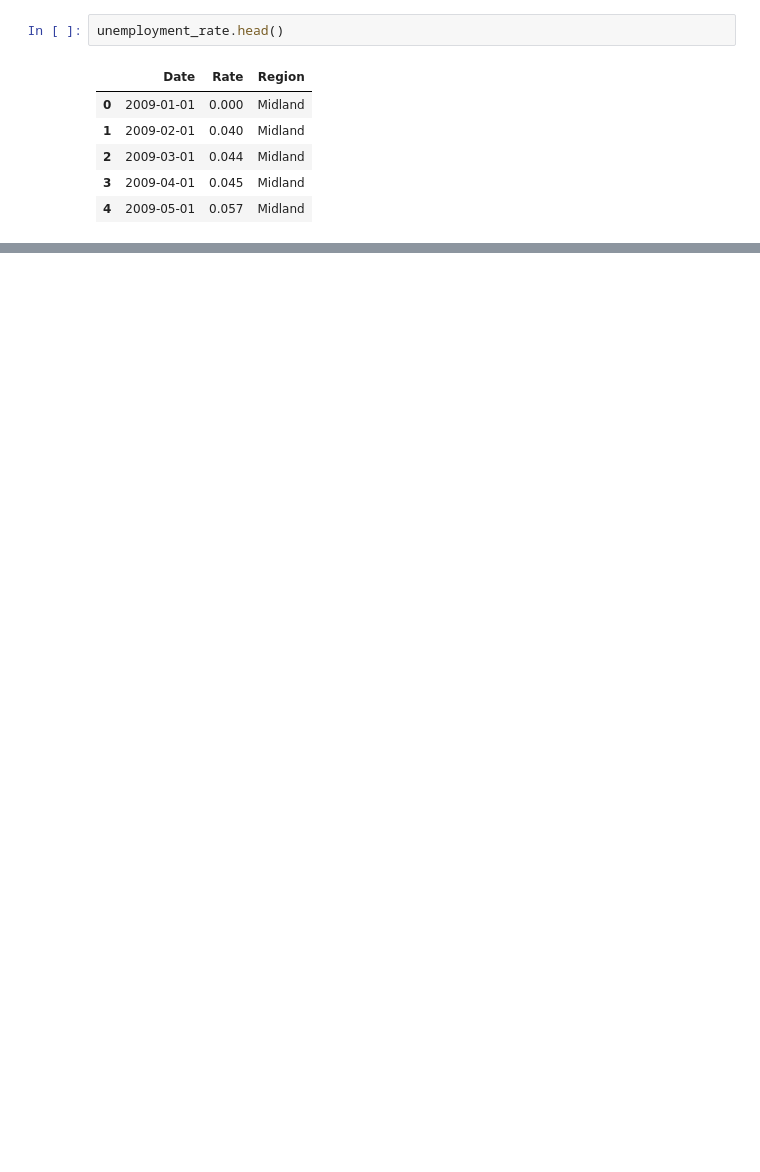
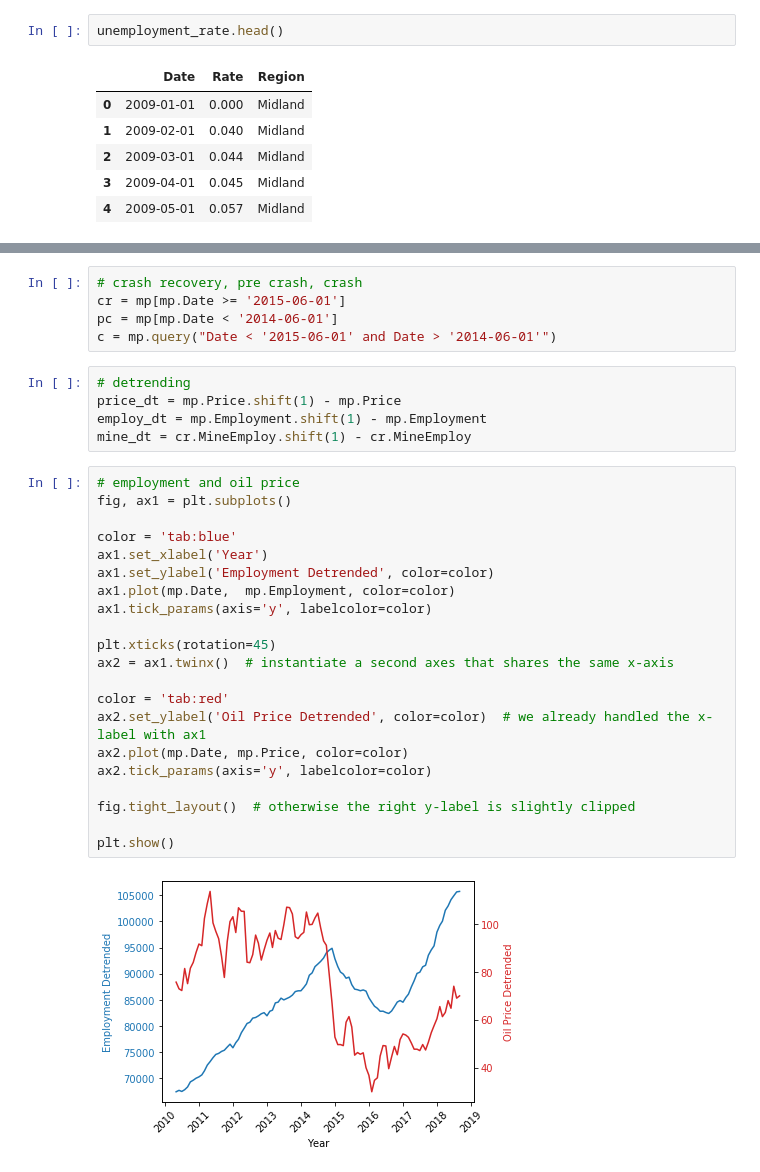
Before and after one commit to rorygwozdz/isf, a Jupyter notebook: shatterproofing_code/risk.ipynb, the cells around one changed output, grey strips where cells are left out. Cells and saved outputs as stored; diff of their text form; blank space fills up the shorter version.

```diff
--- a/shatterproofing_code/risk.ipynb
+++ b/shatterproofing_code/risk.ipynb
@@ -273,0 +178,33 @@ stargazer.render_html()
+# %%
+# crash recovery, pre crash, crash
+cr = mp[mp.Date >= '2015-06-01']
+pc = mp[mp.Date < '2014-06-01']
+c = mp.query("Date < '2015-06-01' and Date > '2014-06-01'")
+# %%
+# detrending
+price_dt = mp.Price.shift(1) - mp.Price
+employ_dt = mp.Employment.shift(1) - mp.Employment
+mine_dt = cr.MineEmploy.shift(1) - cr.MineEmploy
+# %%
+# employment and oil price
+fig, ax1 = plt.subplots()
+
+color = 'tab:blue'
+ax1.set_xlabel('Year')
+ax1.set_ylabel('Employment Detrended', color=color)
+ax1.plot(mp.Date,  mp.Employment, color=color)
+ax1.tick_params(axis='y', labelcolor=color)
+
+plt.xticks(rotation=45)
+ax2 = ax1.twinx()  # instantiate a second axes that shares the same x-axis
+
+color = 'tab:red'
+ax2.set_ylabel('Oil Price Detrended', color=color)  # we already handled the x-label with ax1
+ax2.plot(mp.Date, mp.Price, color=color)
+ax2.tick_params(axis='y', labelcolor=color)
+
+fig.tight_layout()  # otherwise the right y-label is slightly clipped
+
+plt.show()
+# %% [output]
+[figure, added]
```
Also changed, not shown: parts of 49 cells of this notebook, 6 other files.
